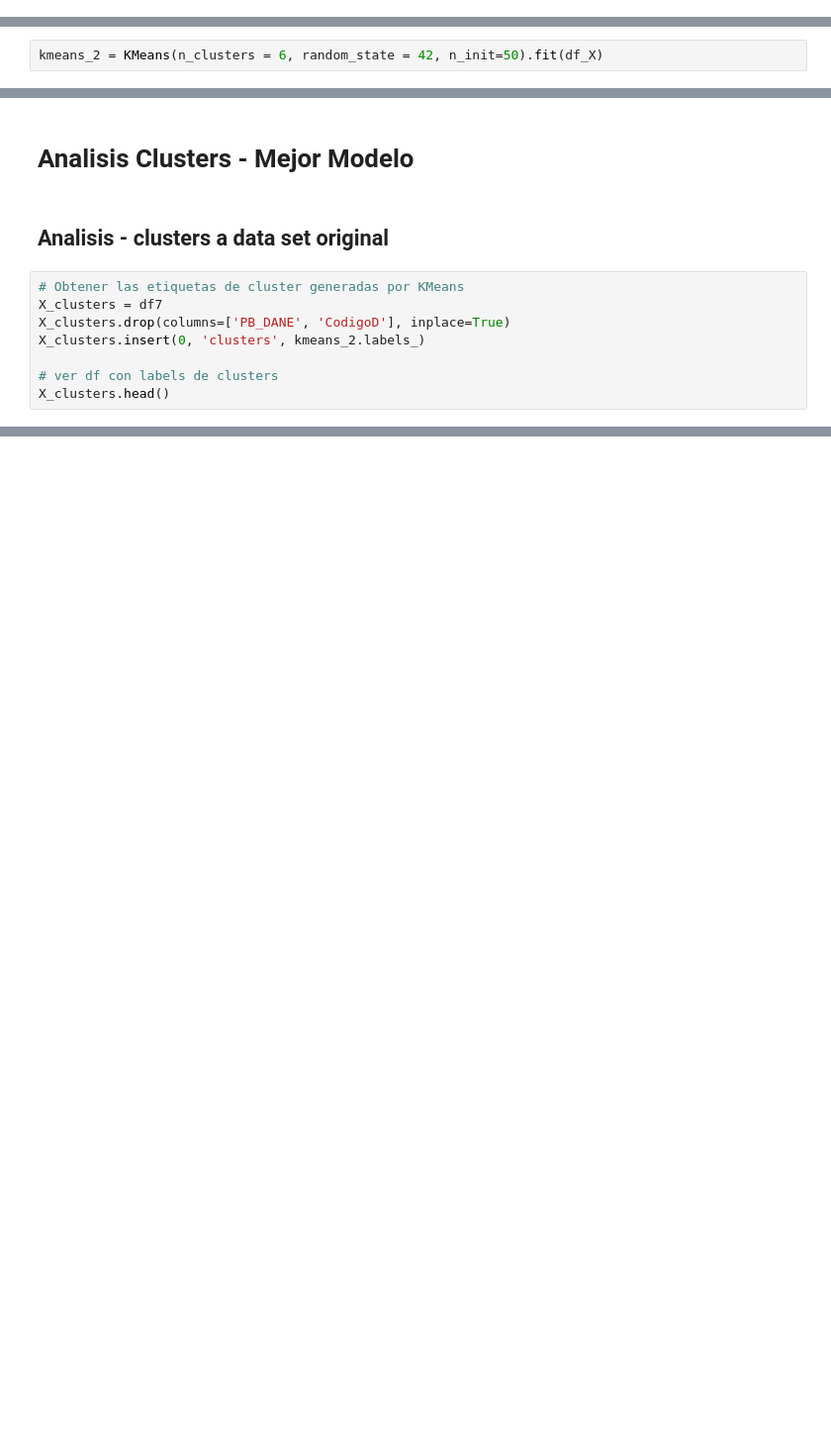
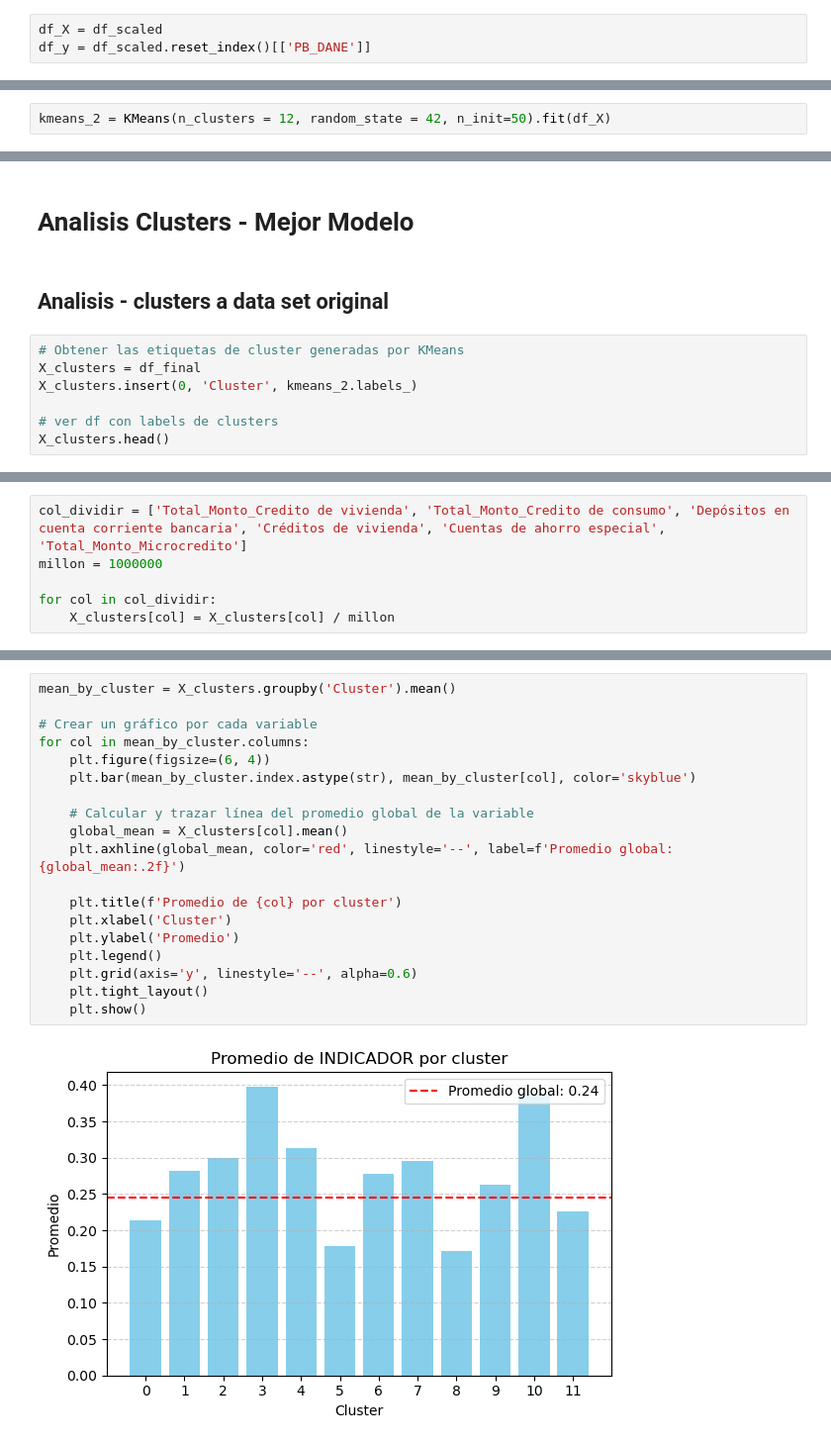
Before and after one commit to Crismaro19/ProyectoGerenciaProyectosAnaliticos, a Jupyter notebook: Codigo/Analisis_y_modelo.ipynb, the cells around one changed output, grey strips where cells are left out. Shown at 99% size. Drawn from its saved outputs; the diff is of its cells as text; blank space fills up the shorter version.

```diff
--- a/Codigo/Analisis_y_modelo.ipynb
+++ b/Codigo/Analisis_y_modelo.ipynb
@@ -719,6 +804,9 @@ df.head()
 ## Desarrollo modelo
 # %% [markdown]
 ### K-Means
+# %%
+df_X = df_scaled
+df_y = df_scaled.reset_index()[['PB_DANE']]
 # %%
 kmeans_1 = KMeans(n_clusters = 5, random_state = 42, n_init=10).fit(df_X)
 # %%
@@ -811,4 +919,4 @@ plt.show()
 # %% [markdown]
 ## Mejor modelo
 # %%
-kmeans_2 = KMeans(n_clusters = 6, random_state = 42, n_init=50).fit(df_X)
+kmeans_2 = KMeans(n_clusters = 12, random_state = 42, n_init=50).fit(df_X)
@@ -824,9 +938,8 @@ print("Metrica de Inercia de k-means: ",kmeans_2.inertia_)
 ## Analisis - clusters a data set original
 # %%
 # Obtener las etiquetas de cluster generadas por KMeans
-X_clusters = df7
-X_clusters.drop(columns=['PB_DANE', 'CodigoD'], inplace=True)
-X_clusters.insert(0, 'clusters', kmeans_2.labels_)
+X_clusters = df_final
+X_clusters.insert(0, 'Cluster', kmeans_2.labels_)
 
 # ver df con labels de clusters
 X_clusters.head()
@@ -838,0 +954,6 @@ X_clusters.groupby('clusters').describe()
+# %%
+col_dividir = ['Total_Monto_Credito de vivienda', 'Total_Monto_Credito de consumo', 'Depósitos en cuenta corriente bancaria', 'Créditos de vivienda', 'Cuentas de ahorro especial', 'Total_Monto_Microcredito']
+millon = 1000000
+
+for col in col_dividir:
+    X_clusters[col] = X_clusters[col] / millon
@@ -838,0 +970,21 @@ X_clusters.groupby('clusters').describe()
+# %%
+mean_by_cluster = X_clusters.groupby('Cluster').mean()
+
+# Crear un gráfico por cada variable
+for col in mean_by_cluster.columns:
+    plt.figure(figsize=(6, 4))
+    plt.bar(mean_by_cluster.index.astype(str), mean_by_cluster[col], color='skyblue')
+
+    # Calcular y trazar línea del promedio global de la variable
+    global_mean = X_clusters[col].mean()
+    plt.axhline(global_mean, color='red', linestyle='--', label=f'Promedio global: {global_mean:.2f}')
+
+    plt.title(f'Promedio de {col} por cluster')
+    plt.xlabel('Cluster')
+    plt.ylabel('Promedio')
+    plt.legend()
+    plt.grid(axis='y', linestyle='--', alpha=0.6)
+    plt.tight_layout()
+    plt.show()
+# %% [output]
+[figure, added]
```
Also changed, not shown: parts of 37 cells of this notebook, 1 other file.
